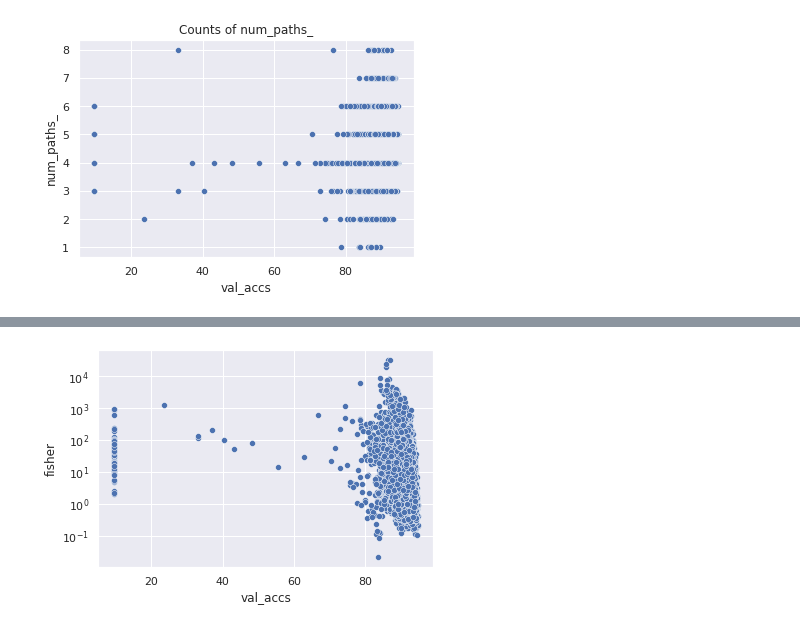
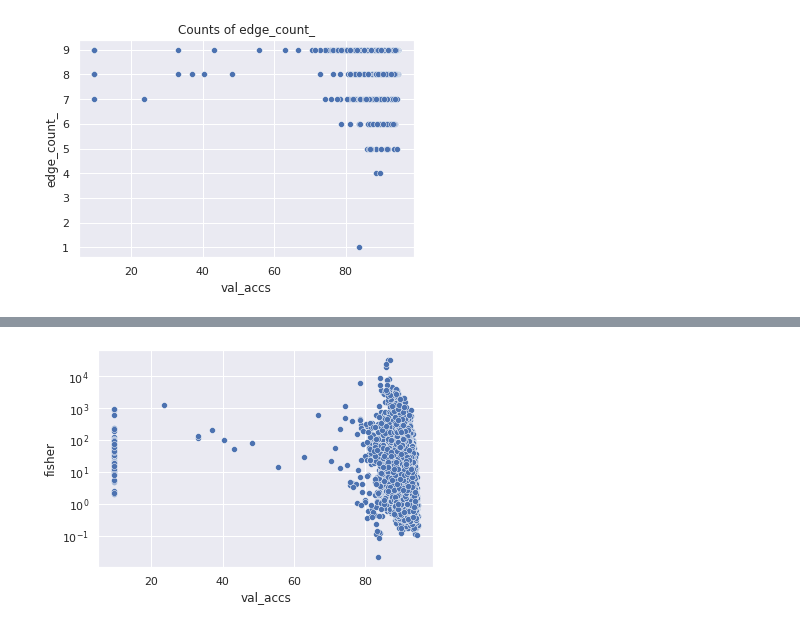
Before and after one commit to gabikadlecova/zc_combine, a Jupyter notebook: features/nb101.ipynb, the cells around one changed output, grey strips where cells are left out. Cells and saved outputs as stored; diff of their text form; code cells hidden in the pictures.

```diff
--- a/features/nb101.ipynb
+++ b/features/nb101.ipynb
@@ -51,24 +55,24 @@ dataset
 # %%
 import matplotlib.pyplot as plt
 import seaborn as sns
 sns.set()
 
-plot_df = feature_dataset['num_paths'].copy()
+plot_df = feature_dataset['edge_count'].copy()
 plot_df['val_accs'] = data['val_accs']
 
 import os
 #os.mkdir('tmp')
 
 for i, c in enumerate(plot_df.columns):
     if i > 5 or c == 'val_accs':
         continue
     plt.figure()
     sns.scatterplot(data=plot_df, x='val_accs', y=c)
     plt.title(f"Counts of {c}")
     #plt.savefig(f'tmp/{c}.png')
     plt.show()
 # %% [output]
-[figure, old version]
+[figure, new version]
 # %%
 proxy_cols = [c for c in data.columns if c not in ['random', 'rank', 'new_net', 'net']]
 
```
Also changed, not shown: parts of 27 cells of this notebook, 31 other files.
